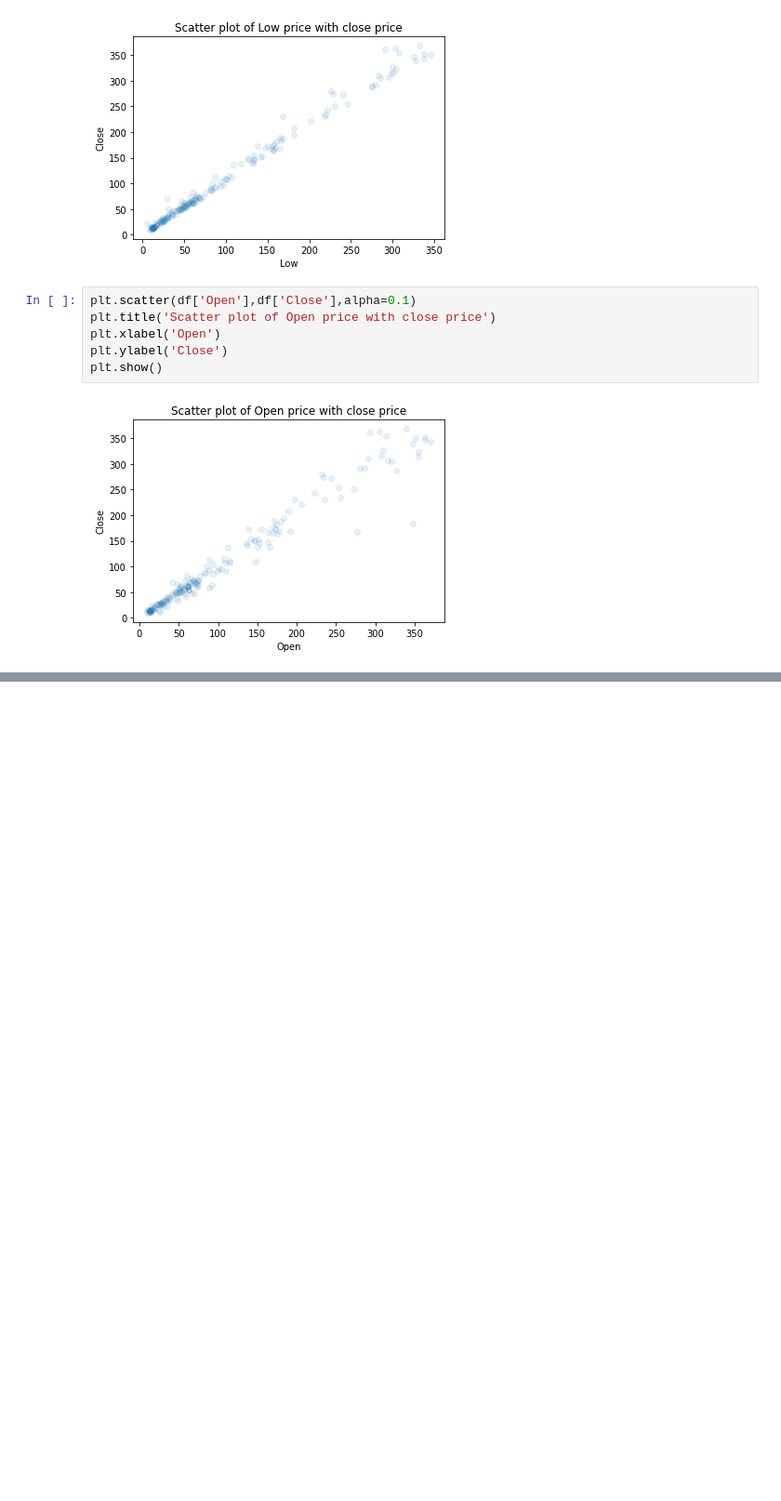
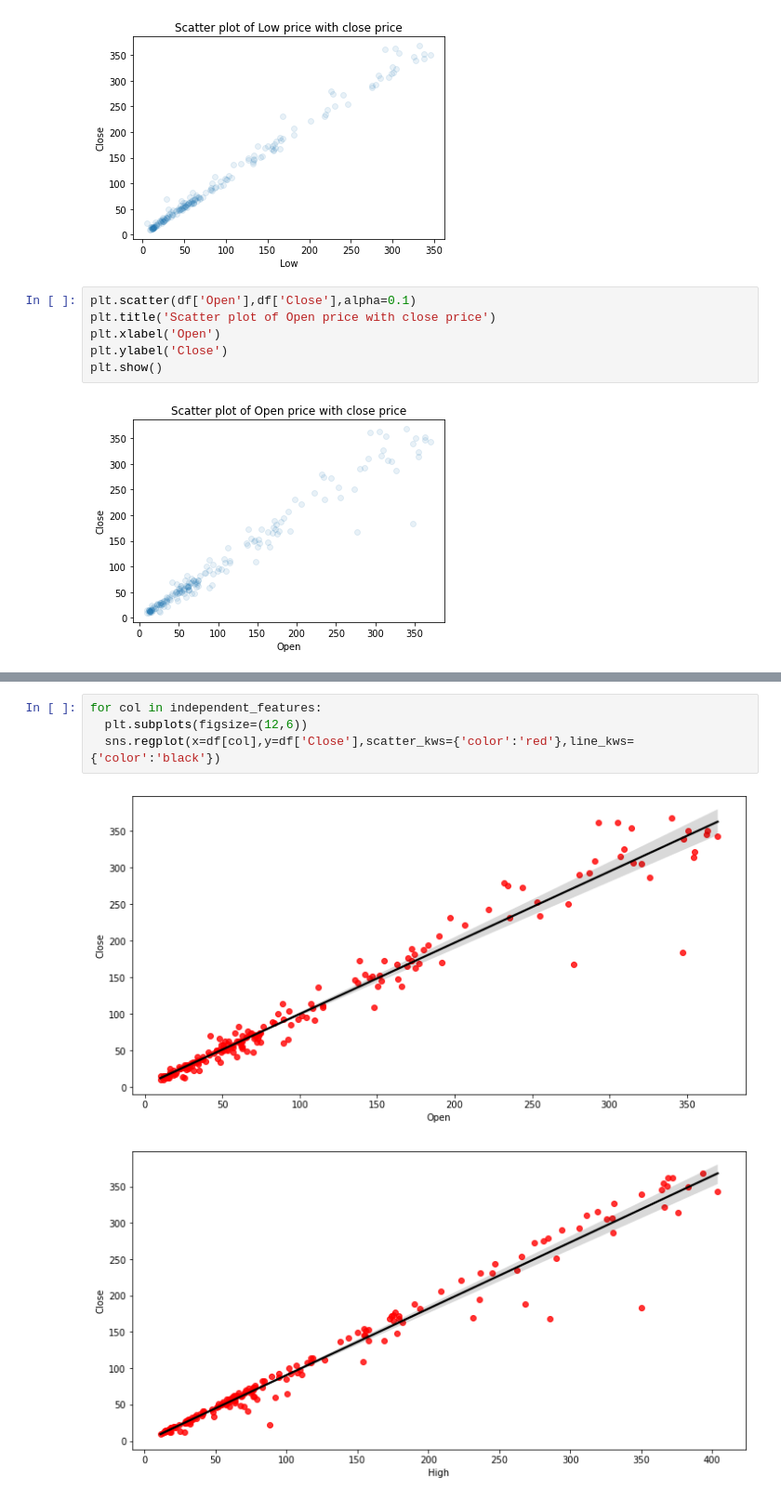
Before and after one commit to shaad4224/yes_Bank_Stock_Closing_Price_Prediction, a Jupyter notebook: yes_Bank_Stock_Closing_Price_Prediction.ipynb, the cells around one changed output, grey strips where cells are left out. Shown at 93% size. Drawn from its saved outputs; the diff is of its cells as text; blank space fills up the shorter version.

Commit message:
added some regplot and distplot for EDA

```diff
--- a/yes_Bank_Stock_Closing_Price_Prediction.ipynb
+++ b/yes_Bank_Stock_Closing_Price_Prediction.ipynb
@@ -230,0 +256,7 @@ plt.show()
+# %%
+for col in independent_features:
+  plt.subplots(figsize=(12,6))
+  sns.regplot(x=df[col],y=df['Close'],scatter_kws={'color':'red'},line_kws={'color':'black'})
+# %% [output]
+[figure, added]
+[figure, added]
```
Also changed, not shown: parts of 6 cells of this notebook.
